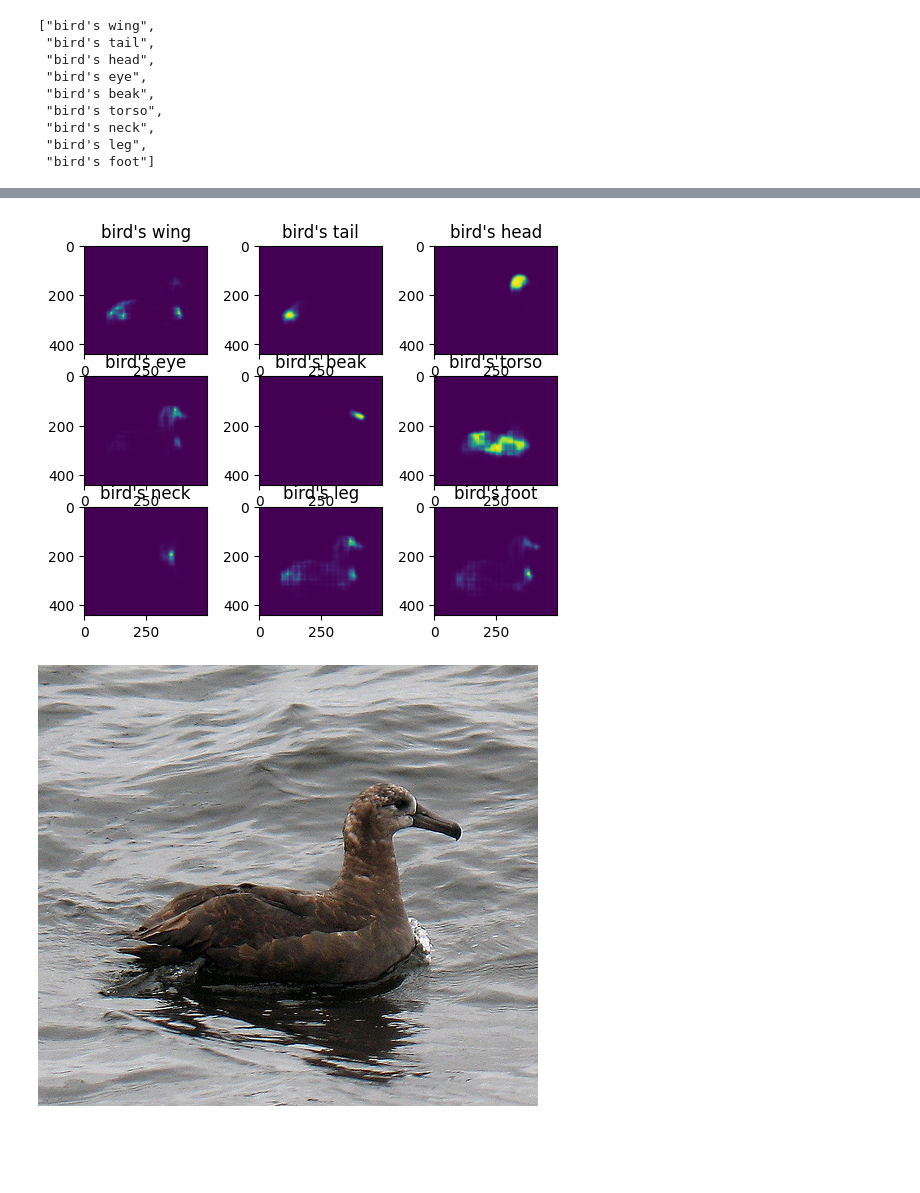
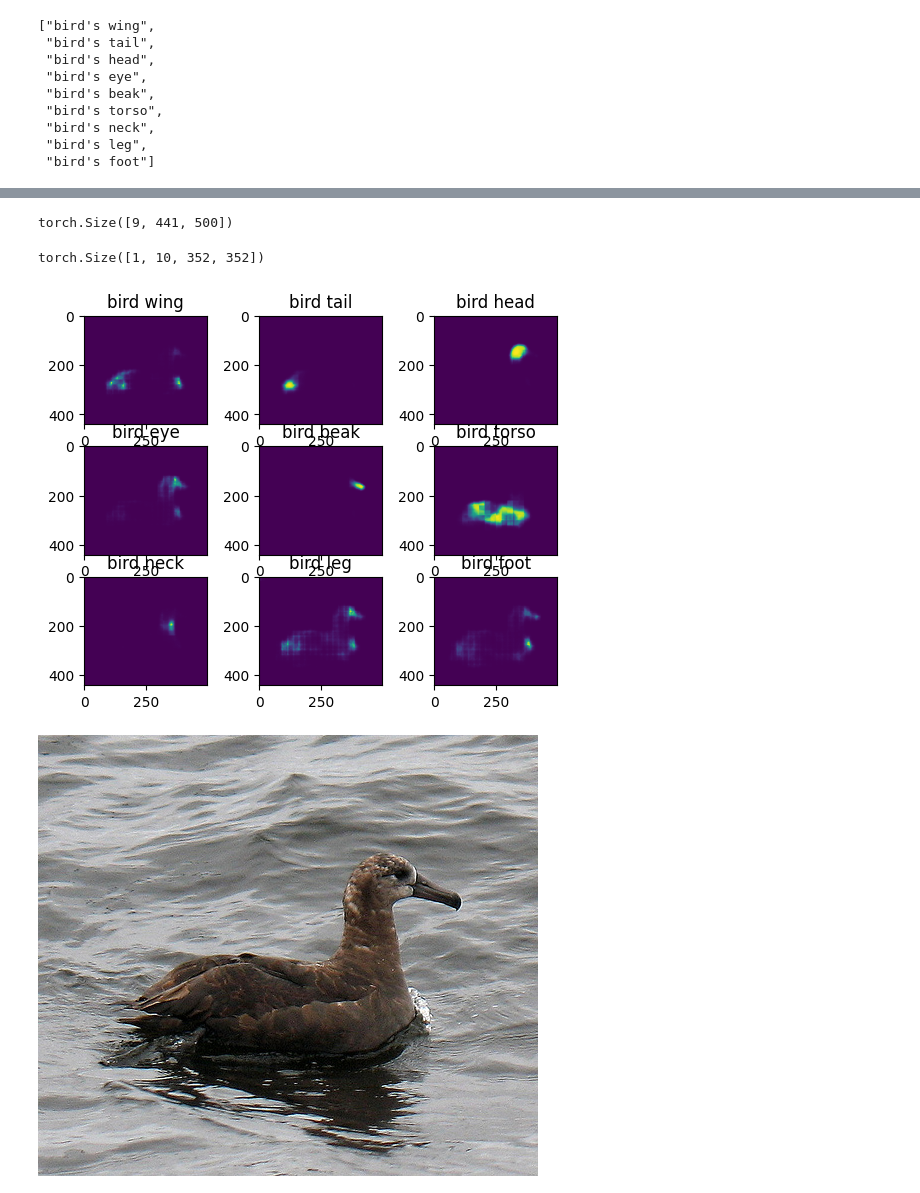
Before and after one commit to zijizhu/part-concept, a Jupyter notebook: clipseg.ipynb, the cells around one changed output, grey strips where cells are left out. Drawn from its saved outputs; the diff is of its cells as text; code cells hidden in the pictures; blank space fills up the shorter version.

```diff
--- a/clipseg.ipynb
+++ b/clipseg.ipynb
@@ -41,11 +39,19 @@ preds.shape: torch.Size([116, 441, 500])
+# %%
+out[0]['sem_seg'].shape
+# %% [output]
+torch.Size([9, 441, 500])
+# %%
+out[0]['outputs'].logits.shape
+# %% [output]
+torch.Size([1, 10, 352, 352])
 # %%
 import matplotlib.pyplot as plt
 fig, axes = plt.subplots(3,3)
-for ax, score_map, part_name in zip(axes.flatten(), out[0]['sem_seg'][11:20].numpy(), clip_seg.test_class_texts[11:20]):
+for ax, score_map, part_name in zip(axes.flatten(), out[0]['sem_seg'].numpy(), clip_seg.part_texts):
     ax.imshow(score_map)
     ax.title.set_text(part_name)
 # %% [output]
-[figure, old version]
+[figure, new version]
 # %%
 Image.open(os.path.join(img_dir, fn))
 # %% [output]
```
Also changed, not shown: parts of 3 cells of this notebook, 5 other files.
